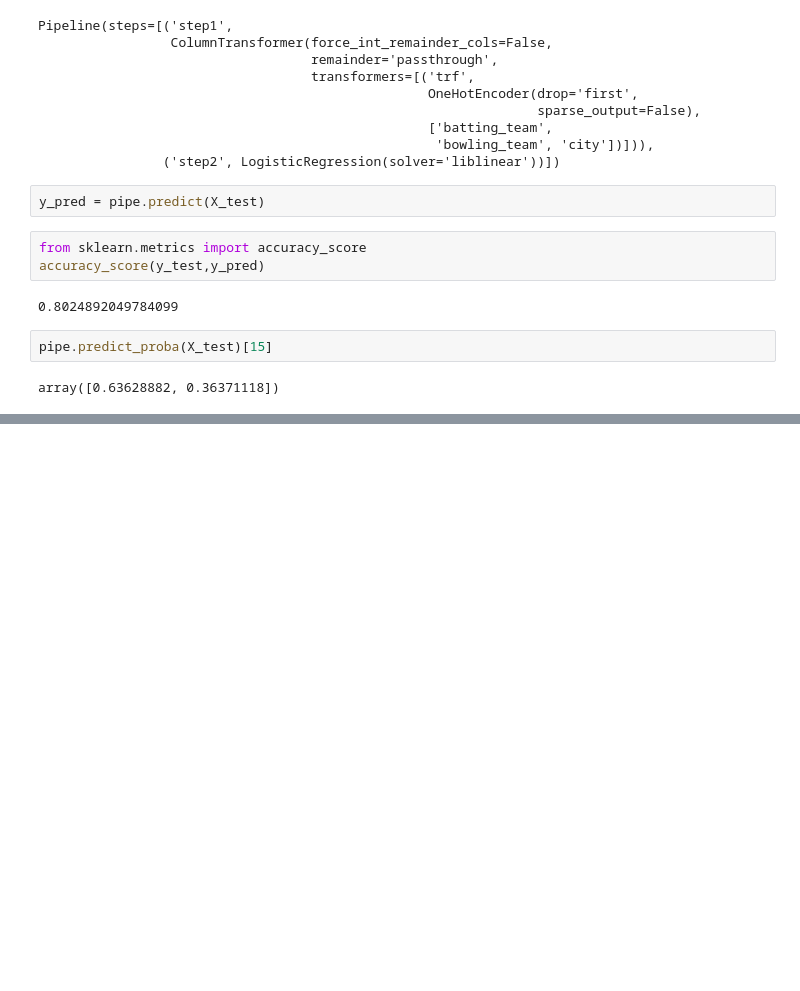
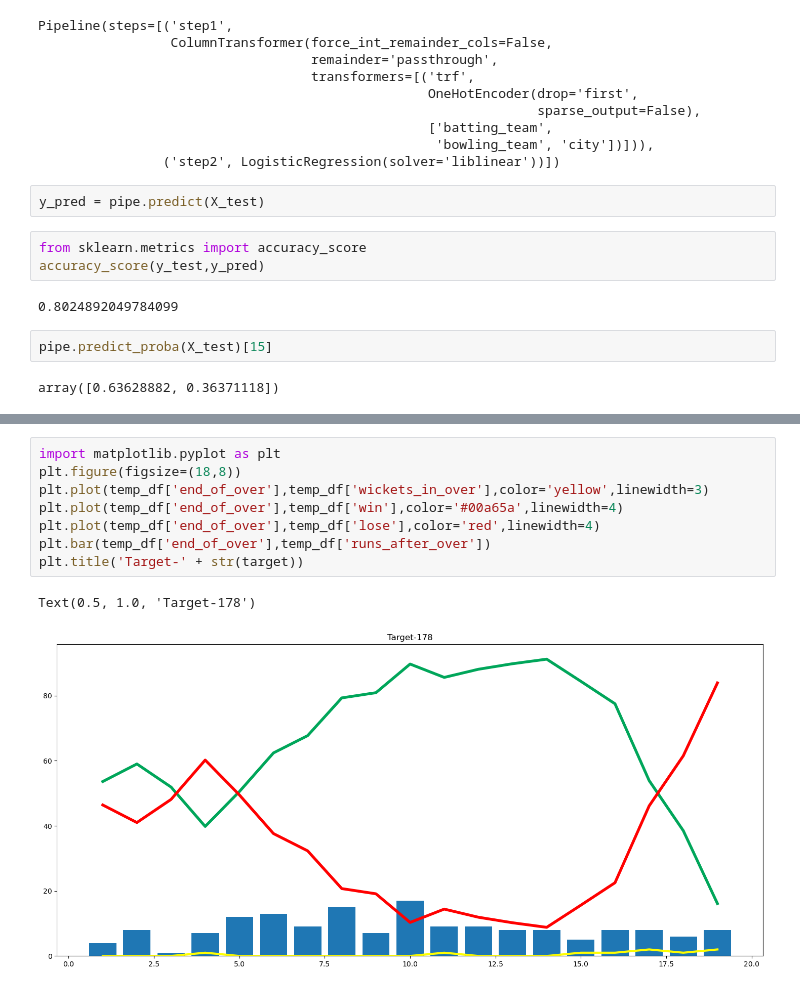
Before and after one commit to Parth-Gupta-github/IPL-Match-Win-Predictor, a Jupyter notebook: ipl-win-predictor.ipynb, the cells around one changed output, grey strips where cells are left out. Drawn from its saved outputs; the diff is of its cells as text; blank space fills up the shorter version.

```diff
--- a/ipl-win-predictor.ipynb
+++ b/ipl-win-predictor.ipynb
@@ -418,0 +411,11 @@ temp_df
+# %%
+import matplotlib.pyplot as plt
+plt.figure(figsize=(18,8))
+plt.plot(temp_df['end_of_over'],temp_df['wickets_in_over'],color='yellow',linewidth=3)
+plt.plot(temp_df['end_of_over'],temp_df['win'],color='#00a65a',linewidth=4)
+plt.plot(temp_df['end_of_over'],temp_df['lose'],color='red',linewidth=4)
+plt.bar(temp_df['end_of_over'],temp_df['runs_after_over'])
+plt.title('Target-' + str(target))
+# %% [output]
+Text(0.5, 1.0, 'Target-178')
+[figure, added]
```
Also changed, not shown: parts of 8 cells of this notebook.
